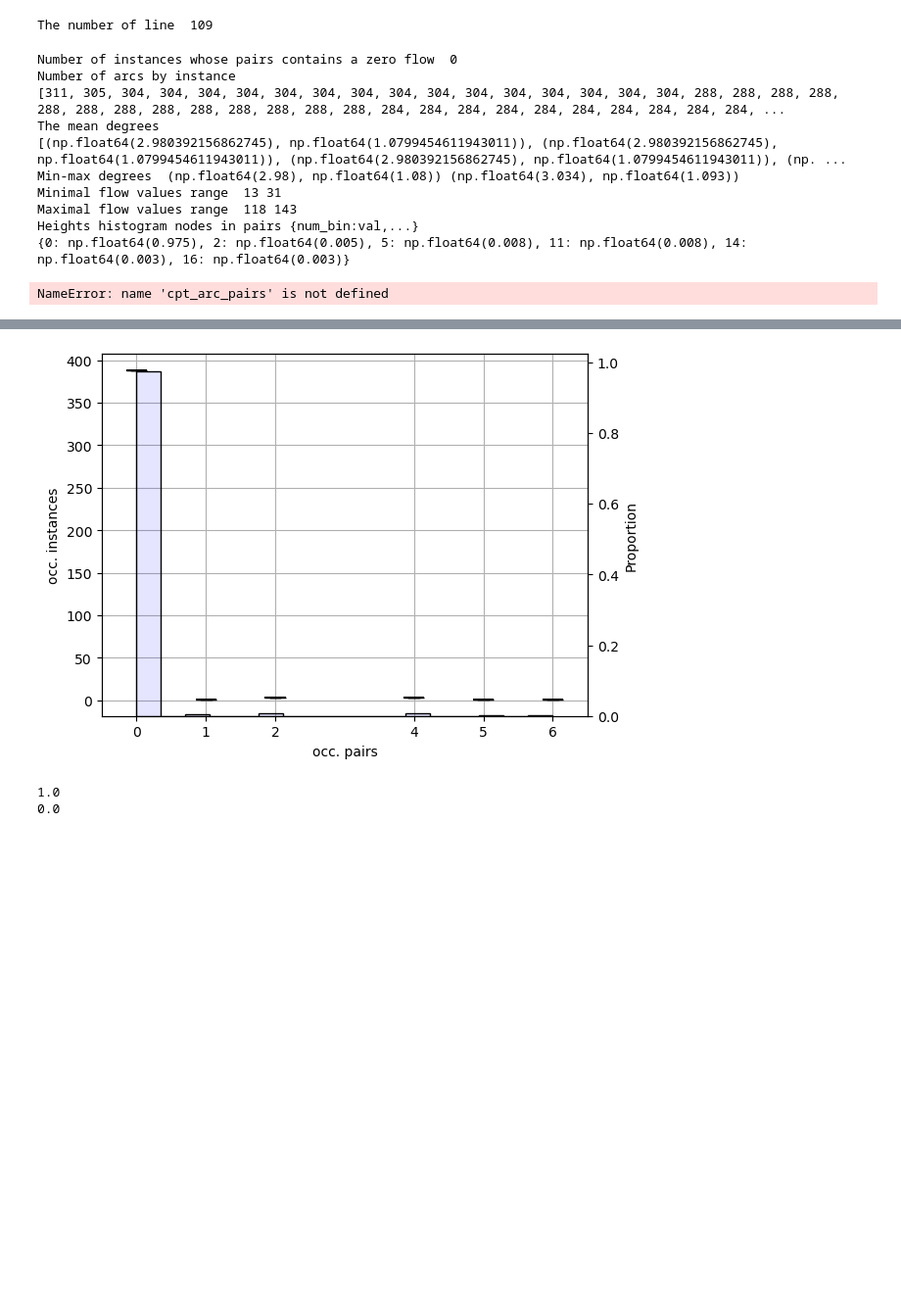
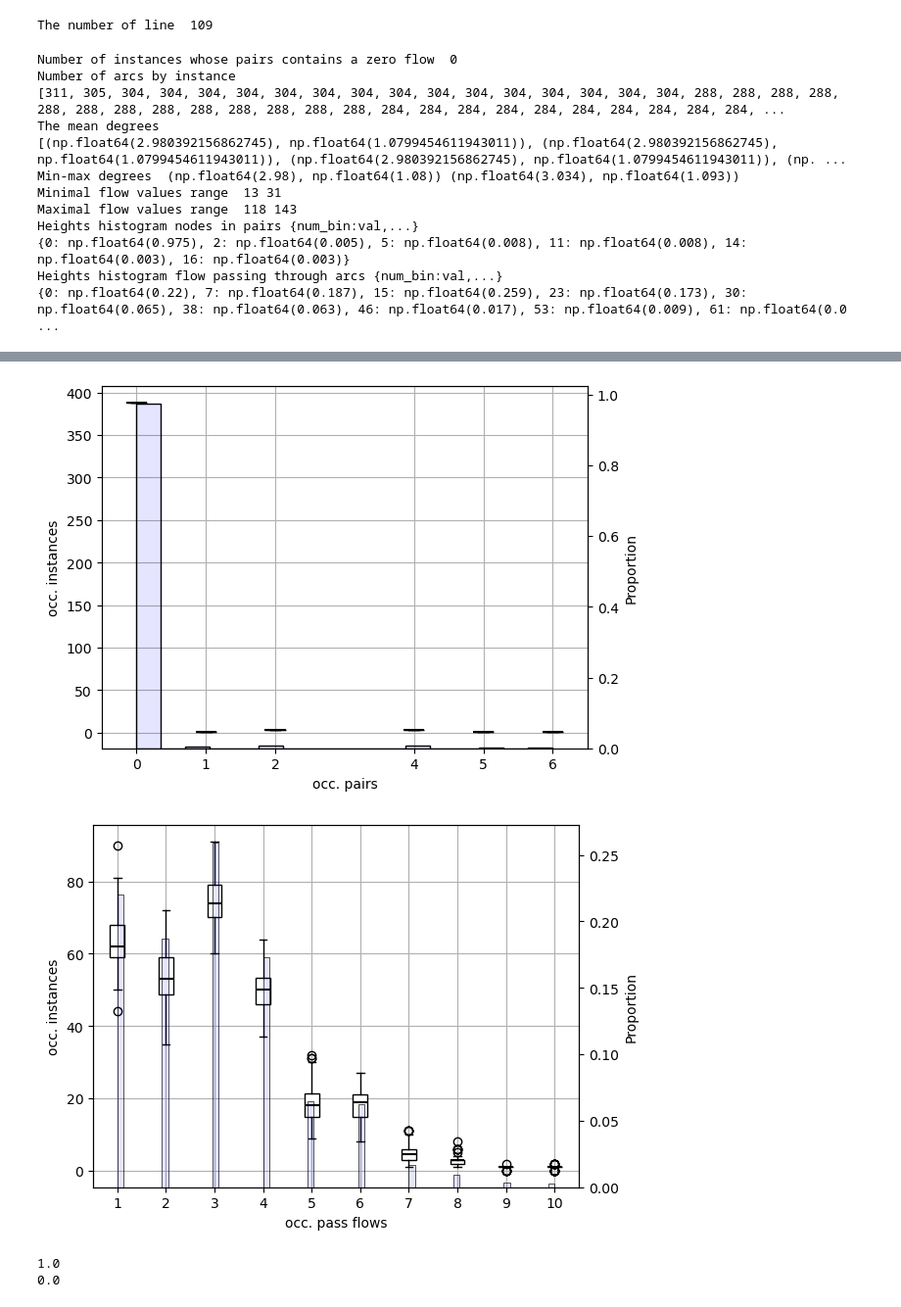
Before and after one commit to nassh92/multi_flow_decomp, a Jupyter notebook: notebooks_tests_visu_results/test_notebook_instances.ipynb, the cells around one changed output, grey strips where cells are left out. Shown at 98% size. Drawn from its saved outputs; the diff is of its cells as text; code cells hidden in the pictures; blank space fills up the shorter version.

```diff
--- a/notebooks_tests_visu_results/test_notebook_instances.ipynb
+++ b/notebooks_tests_visu_results/test_notebook_instances.ipynb
@@ -325,7 +333,7 @@ os.chdir('C:\\Users\\HADDAM\\Documents\\Python Scripts\\multi_flow_decomp\\')
 
 from utils.general_eval_msmd_metrics import instance_flow_proportion_shortest_paths
 
-from utils.graph_utils import in_degree, out_degree, get_nodes, get_arcs
+from utils.graph_utils import in_degree, out_degree, get_nodes, get_arcs, has_arc
 
 #dir_path_data = "multi_flow_generation_wei/data/data_instances.npy"
 dir_path_data = "data/real_data/pre_processed/LieuSaint/data_instances.npy"
@@ -358,11 +366,14 @@ g = sns.histplot(dict_inst_fl_prop_sp,
                 alpha = 0.5,
                 stat = 'proportion',
                 bins = bins)
+############################## distribution_prop_fl_sp_  ##############################
 if save_path is not None:
     fig.savefig(os.path.join(save_path,
                              "distribution_prop_fl_sp_"),
                              bbox_inches='tight',
                              pad_inches = 0)
+
+
 
 # Number of instances whose pairs contains a zero flow
 nb_inst_0fl = len([1 for mfd_instance, _ in dict_instances.values()
@@ -387,12 +398,15 @@ sns.heatmap(degrees,
             cmap = colormap,
             vmin = 0,
             vmax = 5)
-# Save the current figure
+############################## heatmap_degrees_  ##############################
 if save_path is not None:
     fig.savefig(os.path.join(save_path,
                              "heatmap_degrees_"),
                              bbox_inches='tight',
                              pad_inches = 0)
+
+
+
 # Mean degrees
 mean_degrees = [(np.mean([deg for deg in ls_degree if deg != 0]),
                  np.std([deg for deg in ls_degree if deg != 0]))
@@ -415,12 +429,14 @@ g = sns.histplot(union_degrees,
                  stat = 'proportion',
                  bins = bins)
 plt.grid(visible = True)
-# Save the current figure
+############################## distribution_degrees_  ##############################
 if save_path is not None:
     fig.savefig(os.path.join(save_path,
                              "distribution_degrees_"),
                              bbox_inches='tight',
                              pad_inches = 0)
+
+
 
 
 # Constructing a boxplot showing how the minimal and maximal flow values are spread
@@ -448,12 +464,15 @@ box['medians'][0].set_color("white")
 plt.xticks([0, 1], ['min', 'max'])
 plt.ylabel("flow values")
 plt.grid(visible = True)
-# Save the current figure
+############################## min max flow val distribution  ############################
 if save_path is not None:
     fig.savefig(os.path.join(save_path,
                              "min_max_distributions"),
                              bbox_inches='tight',
                              pad_inches = 0)
+
+
+
 
 # Constructing a histogram showing how many nodes are point of interests
 # (sources or destinations)
@@ -508,15 +527,16 @@ for rectangle in g.patches:
     i += 1
 print("Heights histogram nodes in pairs {num_bin:val,...} ")
 print(h)
-
-# Save the current figure
+############################## occurances of nodes in the pairs  ######################
 if save_path is not None:
     fig.savefig(os.path.join(save_path,
                              "occ_node_pairs"),
                              bbox_inches='tight',
                              pad_inches = 0)
 
-"""
+
+
+
 # Constructing a histogram showing how many arc is traversed by how many flow
 nb_pairs = 15
 nb_instances = len(set(id_instance for id_instance, _, _ in dict_instances))
@@ -526,7 +546,7 @@ for id_instance, _, _ in dict_instances:
     nb_nodes = len(mfd_instance.original_adj_mat)
     for u in range(nb_nodes):
         for v in range(nb_nodes):
-            if mfd_instance.original_adj_mat[u][v] == 1:
+            if has_arc(mfd_instance.original_adj_mat, u, v):
                 nb_pass_flows = sum(int(multi_flow[i][u][v] > 0)
                                     for i in range(len(multi_flow)))
                 cpt_arc_pairs[id_instance][nb_pass_flows] += 1
@@ -546,7 +566,7 @@ for nb_times in range(nb_pairs+1):
                               linewidth = 1.5)
 plt.grid(visible = True)
 plt.xlabel("occ. pass flows")
-plt.ylabel("occ. instances")"""
+plt.ylabel("occ. instances")
 # Histogram
 #fig2 = plt.figure()
 summed_cpt_arc_pairs, data = np.sum(cpt_arc_pairs, axis = 0), []
@@ -565,36 +585,37 @@ g = sns.histplot(data,
 h, i = {}, 0
 for rectangle in g.patches:
     height = rectangle.get_height()
     if height != 0: h[i] = round(height, 3)
     i += 1
 print("Heights histogram flow passing through arcs {num_bin:val,...} ")
 print(h)
-
-# Save the current figure
+############################## number of flows passing in the arcs  #################
 if save_path is not None:
     fig.savefig(os.path.join(save_path,
                              "occ_flow_arcs"),
                              bbox_inches='tight',
                              pad_inches = 0)
 
 plt.show()
 # %% [output]
 Number of instances whose pairs contains a zero flow  0
 Number of arcs by instance
 [311, 305, 304, 304, 304, 304, 304, 304, 304, 304, 304, 304, 304, 304, 304, 304, 304, 288, 288, 288, 288, 288, 288, 288, 288, 288, 288, 288, 288, 288, 284, 284, 284, 284, 284, 284, 284, 284, 284, 284, ...
 The mean degrees
 [(np.float64(2.980392156862745), np.float64(1.0799454611943011)), (np.float64(2.980392156862745), np.float64(1.0799454611943011)), (np.float64(2.980392156862745), np.float64(1.0799454611943011)), (np. ...
 Min-max degrees  (np.float64(2.98), np.float64(1.08)) (np.float64(3.034), np.float64(1.093))
 Minimal flow values range  13 31
 Maximal flow values range  118 143
 Heights histogram nodes in pairs {num_bin:val,...}
 {0: np.float64(0.975), 2: np.float64(0.005), 5: np.float64(0.008), 11: np.float64(0.008), 14: np.float64(0.003), 16: np.float64(0.003)}
+Heights histogram flow passing through arcs {num_bin:val,...}
+{0: np.float64(0.22), 7: np.float64(0.187), 15: np.float64(0.259), 23: np.float64(0.173), 30: np.float64(0.065), 38: np.float64(0.063), 46: np.float64(0.017), 53: np.float64(0.009), 61: np.float64(0.0 ...
-NameError: name 'cpt_arc_pairs' is not defined
 [figure]
 [figure]
 [figure]
 [figure]
 [figure]
+[figure, added]
 # %%
 import os
 
```
Also changed, not shown: parts of 1 cell of this notebook, 18 other files.
